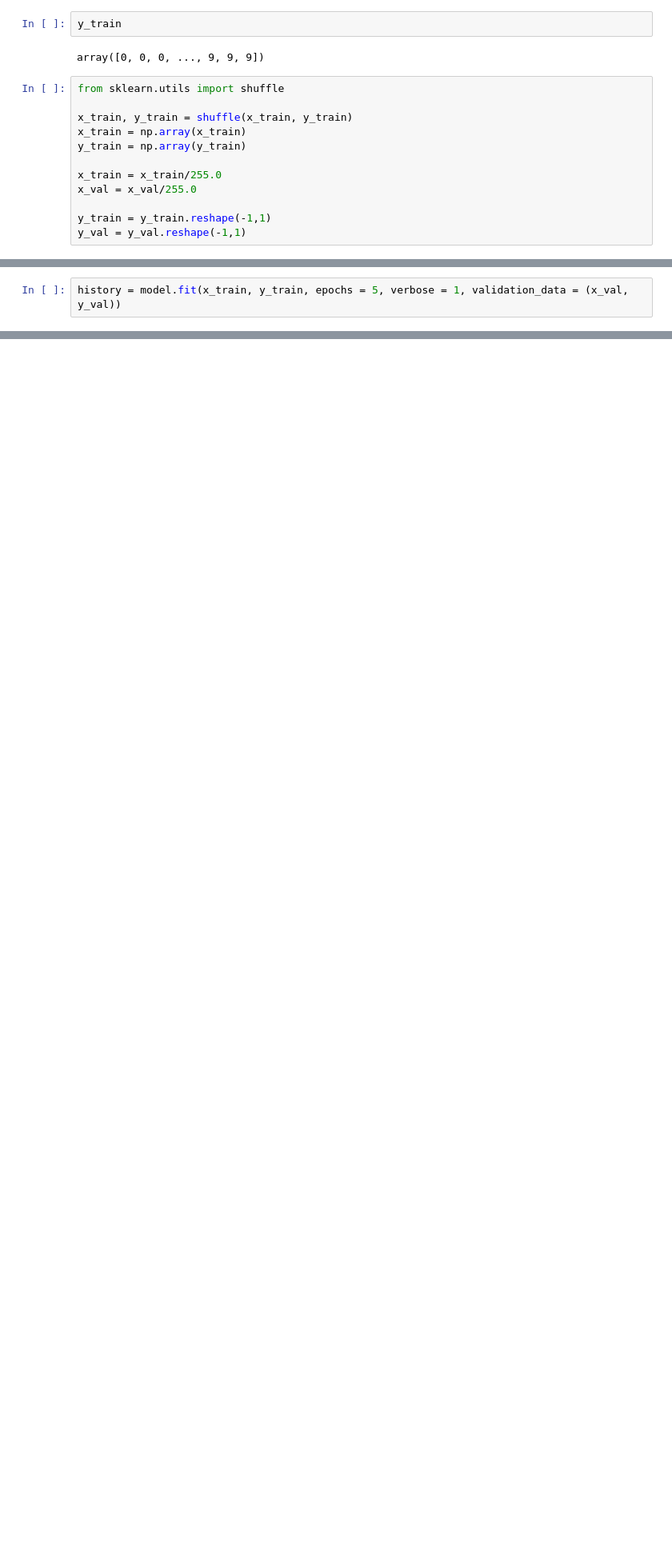
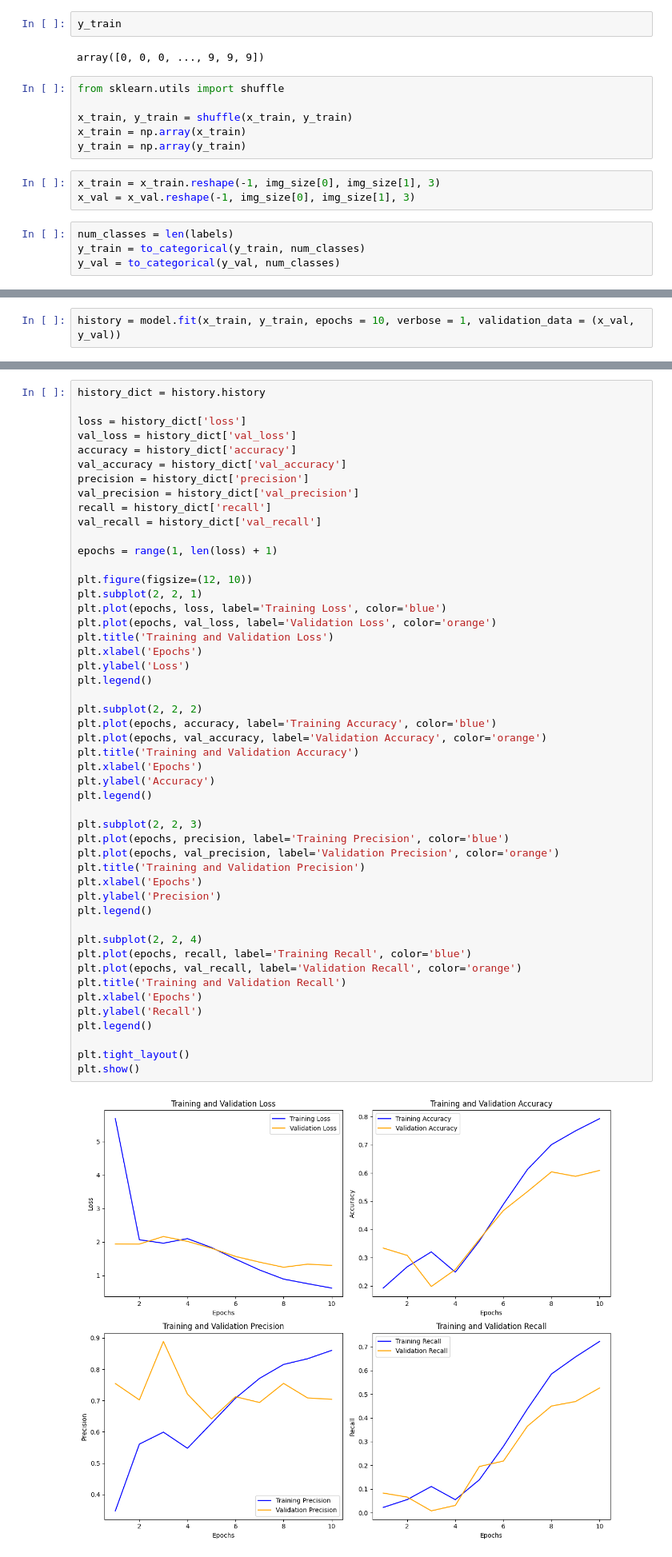
Before and after one commit to teja6303/tomato_disease_classifcation, a Jupyter notebook: code.ipynb, the cells around one changed output, grey strips where cells are left out. Shown at 80% size. Saved outputs shown, nothing was run; the diff lists cells and outputs as text; blank space fills up the shorter version.

Commit message:
other models implementation

```diff
--- a/code.ipynb
+++ b/code.ipynb
@@ -221,12 +200,13 @@ from sklearn.utils import shuffle
 x_train, y_train = shuffle(x_train, y_train)
 x_train = np.array(x_train)
 y_train = np.array(y_train)
-
-x_train = x_train/255.0
-x_val = x_val/255.0
-
-y_train = y_train.reshape(-1,1)
-y_val = y_val.reshape(-1,1)
+# %%
+x_train = x_train.reshape(-1, img_size[0], img_size[1], 3)
+x_val = x_val.reshape(-1, img_size[0], img_size[1], 3)
+# %%
+num_classes = len(labels)
+y_train = to_categorical(y_train, num_classes)
+y_val = to_categorical(y_val, num_classes)
 # %%
 print("x_train shape:", x_train.shape)
 print("x_val shape:", x_val.shape)
@@ -282,4 +264,4 @@ Model: "sequential_2"
  Non-trainable params: 0 (0.00 B)
 # %%
-history = model.fit(x_train, y_train, epochs = 5, verbose = 1, validation_data = (x_val, y_val))
+history = model.fit(x_train, y_train, epochs = 10, verbose = 1, validation_data = (x_val, y_val))
 # %% [output]
@@ -301,0 +288,51 @@ Epoch 5/5
+# %%
+history_dict = history.history
+
+loss = history_dict['loss']
+val_loss = history_dict['val_loss']
+accuracy = history_dict['accuracy']
+val_accuracy = history_dict['val_accuracy']
+precision = history_dict['precision']
+val_precision = history_dict['val_precision']
+recall = history_dict['recall']
+val_recall = history_dict['val_recall']
+
+epochs = range(1, len(loss) + 1)
+
+plt.figure(figsize=(12, 10))
+plt.subplot(2, 2, 1)
+plt.plot(epochs, loss, label='Training Loss', color='blue')
+plt.plot(epochs, val_loss, label='Validation Loss', color='orange')
+plt.title('Training and Validation Loss')
+plt.xlabel('Epochs')
+plt.ylabel('Loss')
+plt.legend()
+
+plt.subplot(2, 2, 2)
+plt.plot(epochs, accuracy, label='Training Accuracy', color='blue')
+plt.plot(epochs, val_accuracy, label='Validation Accuracy', color='orange')
+plt.title('Training and Validation Accuracy')
+plt.xlabel('Epochs')
+plt.ylabel('Accuracy')
+plt.legend()
+
+plt.subplot(2, 2, 3)
+plt.plot(epochs, precision, label='Training Precision', color='blue')
+plt.plot(epochs, val_precision, label='Validation Precision', color='orange')
+plt.title('Training and Validation Precision')
+plt.xlabel('Epochs')
+plt.ylabel('Precision')
+plt.legend()
+
+plt.subplot(2, 2, 4)
+plt.plot(epochs, recall, label='Training Recall', color='blue')
+plt.plot(epochs, val_recall, label='Validation Recall', color='orange')
+plt.title('Training and Validation Recall')
+plt.xlabel('Epochs')
+plt.ylabel('Recall')
+plt.legend()
+
+plt.tight_layout()
+plt.show()
+# %% [output]
+[figure, added]
```
Also changed, not shown: parts of 23 cells of this notebook.
